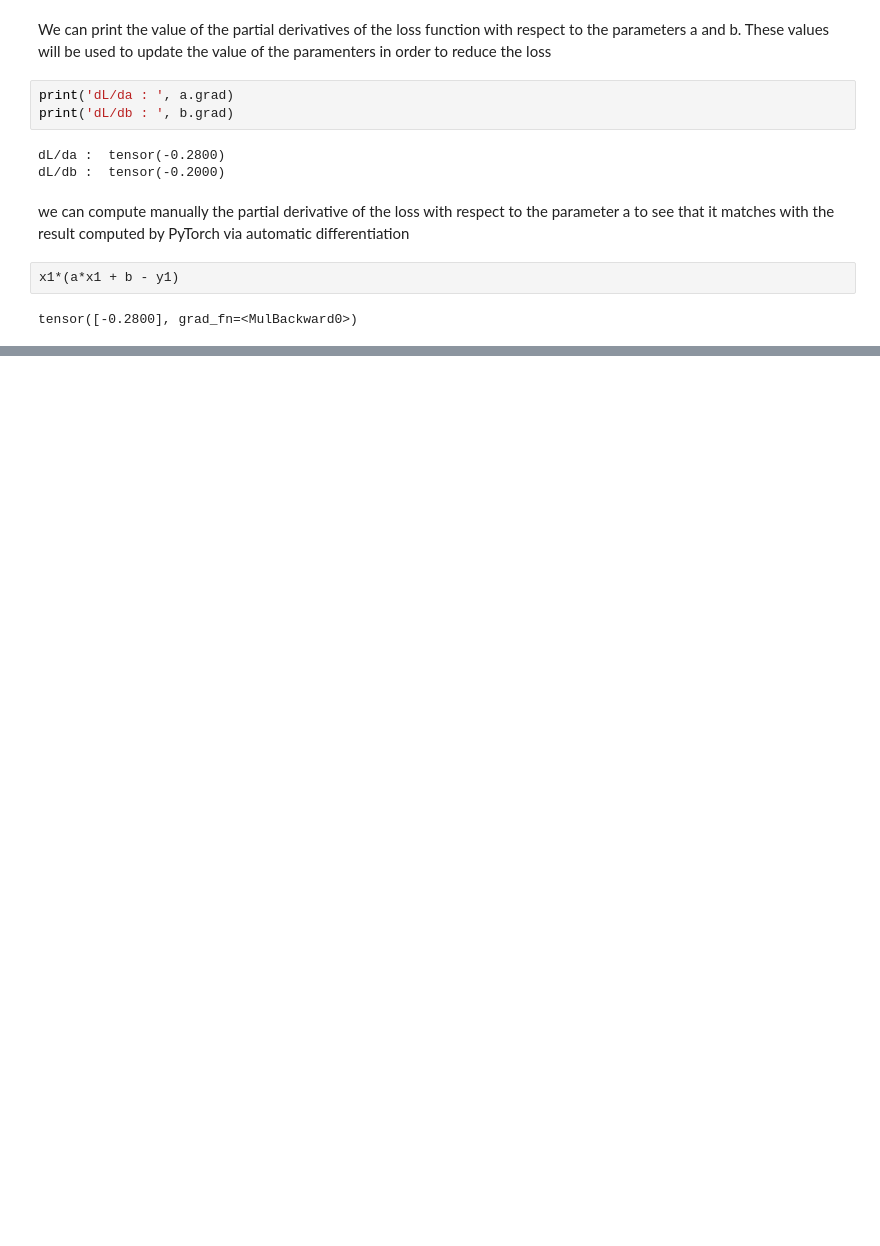
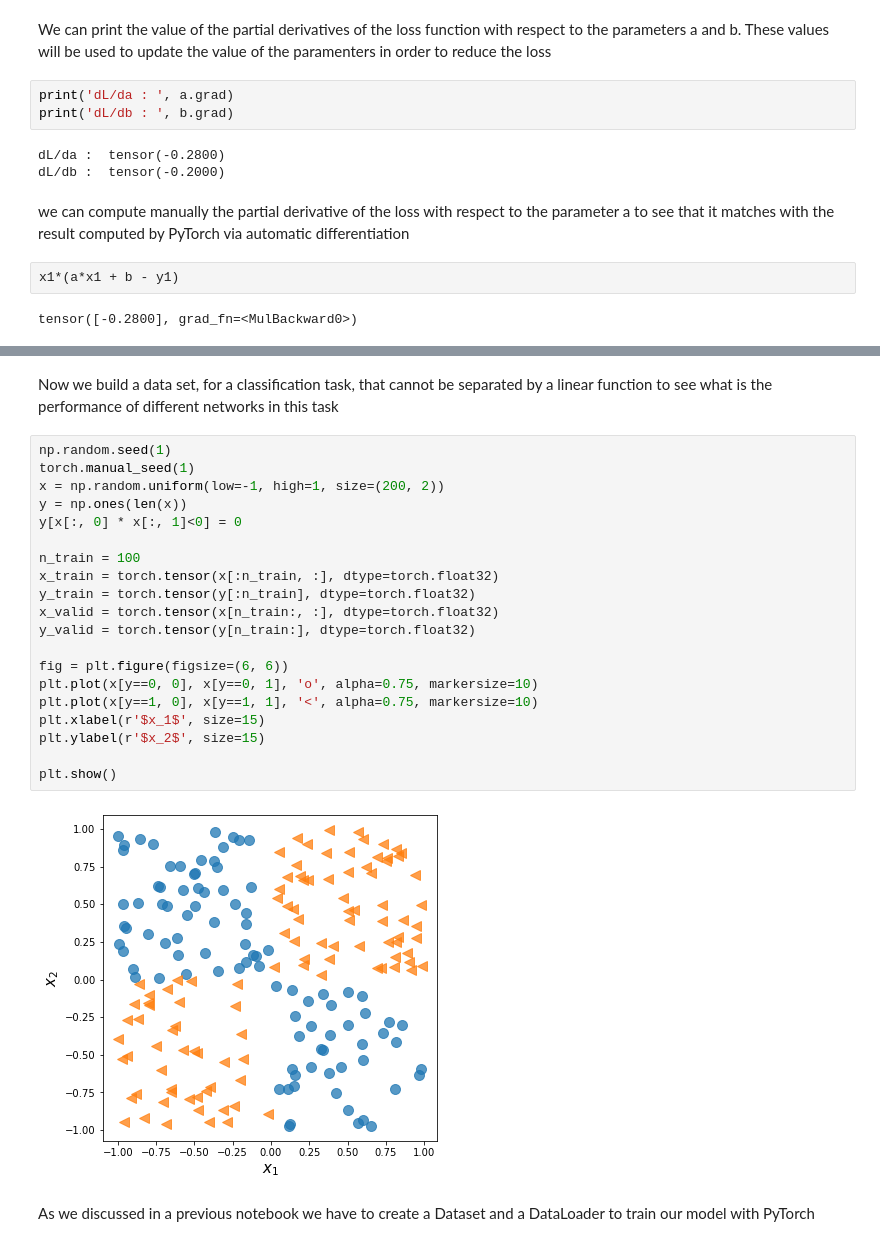
Before and after one commit to luigiselmi/dlwpt_nb, a Jupyter notebook: pml3/computation_graph_and_autodiff.ipynb, the cells around one changed output, grey strips where cells are left out. Cells and saved outputs as stored; diff of their text form; blank space fills up the shorter version.

```diff
--- a/pml3/computation_graph_and_autodiff.ipynb
+++ b/pml3/computation_graph_and_autodiff.ipynb
@@ -110,0 +130,26 @@ tensor([-0.2800], grad_fn=<MulBackward0>)
+# %% [markdown]
+Now we build a data set, for a classification task, that cannot be separated by a linear function to see what is the performance of different networks in this task
+# %%
+np.random.seed(1)
+torch.manual_seed(1)
+x = np.random.uniform(low=-1, high=1, size=(200, 2))
+y = np.ones(len(x))
+y[x[:, 0] * x[:, 1]<0] = 0
+
+n_train = 100
+x_train = torch.tensor(x[:n_train, :], dtype=torch.float32)
+y_train = torch.tensor(y[:n_train], dtype=torch.float32)
+x_valid = torch.tensor(x[n_train:, :], dtype=torch.float32)
+y_valid = torch.tensor(y[n_train:], dtype=torch.float32)
+
+fig = plt.figure(figsize=(6, 6))
+plt.plot(x[y==0, 0], x[y==0, 1], 'o', alpha=0.75, markersize=10)
+plt.plot(x[y==1, 0], x[y==1, 1], '<', alpha=0.75, markersize=10)
+plt.xlabel(r'$x_1$', size=15)
+plt.ylabel(r'$x_2$', size=15)
+
+plt.show()
+# %% [output]
+[figure, added]
+# %% [markdown]
+As we discussed in a previous notebook we have to create a Dataset and a DataLoader to train our model with PyTorch
```
Also changed, not shown: parts of 22 cells of this notebook.
